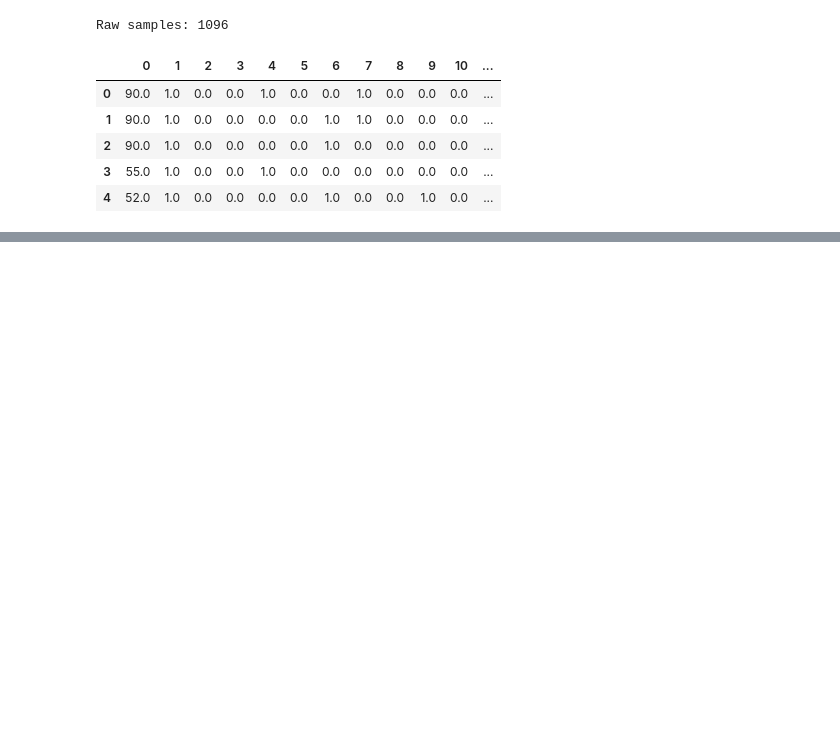
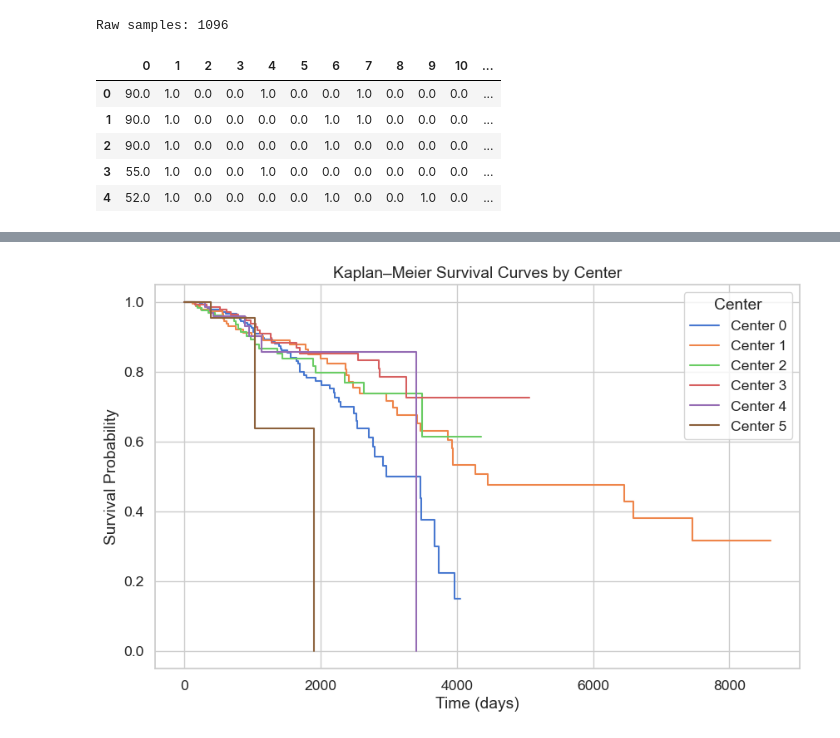
Before and after one commit to nataliamorenob/Survival-Models-in-Federated-Healthcare-Settings, a Jupyter notebook: dataset_exploration.ipynb, the cells around one changed output, grey strips where cells are left out. Drawn from its saved outputs; the diff is of its cells as text; code cells hidden in the pictures; blank space fills up the shorter version.

```diff
--- a/dataset_exploration.ipynb
+++ b/dataset_exploration.ipynb
@@ -431,0 +731,23 @@ df_raw.head()   # or just df_raw
+# %%
+from lifelines import KaplanMeierFitter
+import matplotlib.pyplot as plt
+
+plt.figure(figsize=(10,6))
+kmf = KaplanMeierFitter()
+
+for center in sorted(df_all["center"].unique()):
+    mask = df_all["center"] == center
+    kmf.fit(
+        durations=df_all.loc[mask, "time"],
+        event_observed=df_all.loc[mask, "event"],
+        label=f"Center {center}"
+    )
+    kmf.plot(ci_show=False)
+
+plt.title("Kaplan–Meier Survival Curves by Center")
+plt.xlabel("Time (days)")
+plt.ylabel("Survival Probability")
+plt.legend(title="Center")
+plt.show()
+# %% [output]
+[figure, added]
```
Also changed, not shown: parts of 17 cells of this notebook, 2 other files.
